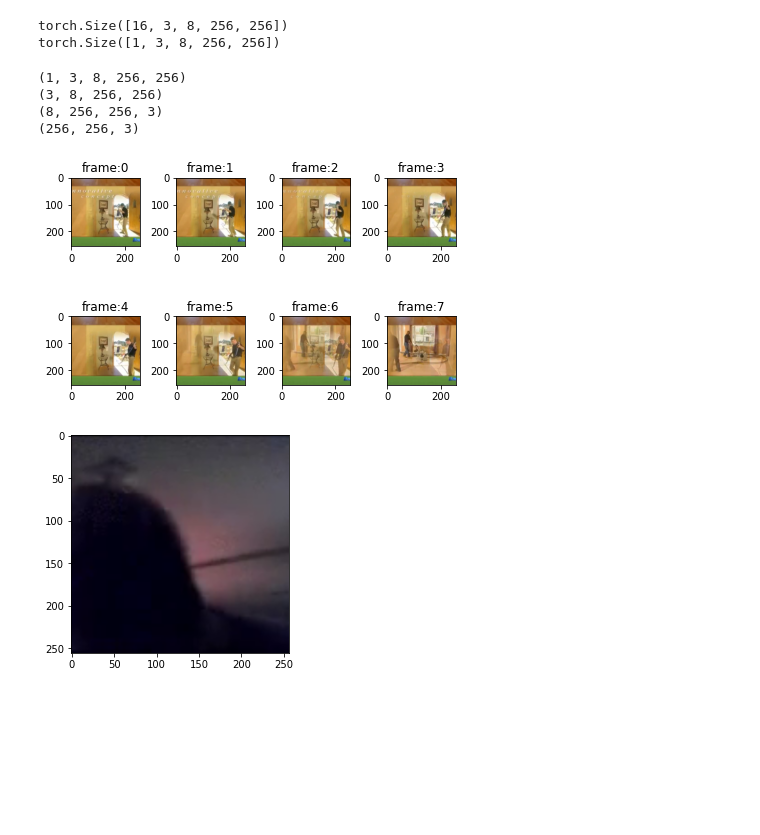
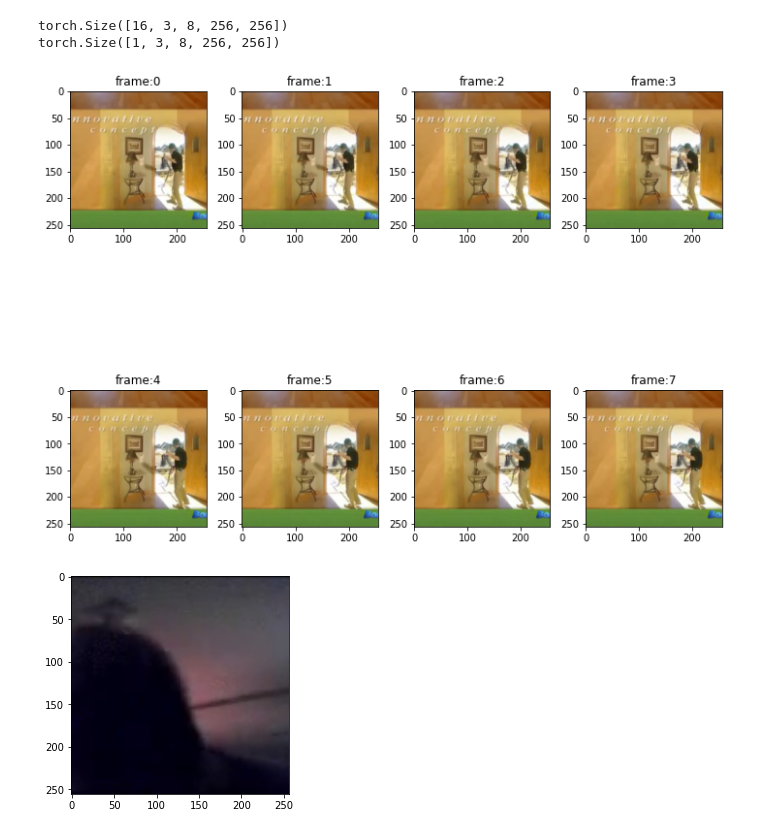
Before and after one commit to kazukiOmi/MDL_Action_Recognition, a Jupyter notebook: test_transform/test_transform.ipynb, the cells around one changed output. Saved outputs shown, nothing was run; the diff lists cells and outputs as text; code cells hidden in the pictures; blank space fills up the shorter version.

```diff
--- a/test_transform/test_transform.ipynb
+++ b/test_transform/test_transform.ipynb
@@ -169,37 +169,33 @@ import matplotlib.pyplot as plt
 # %%
 video = []
 
 numpy_data = data["video"][:1].numpy()
-
-print(numpy_data.shape)
 numpy_data = np.squeeze(numpy_data)
-print(numpy_data.shape)
 numpy_data = numpy_data.transpose(1,2,3,0)
-print(numpy_data.shape)
 for i in range(8):
     img = numpy_data[i:i+1, :, :, :]
     img = np.squeeze(img)
     video.append(img)
-print(video[0].shape)
 
-fig = plt.figure()
+# fig = plt.figure()
+# axes = []
+
 rows = 2
 cols = 4
-axes = []
-for i in range(rows*cols):
-    img = video[i]
-    axes.append(fig.add_subplot(rows, cols, i+1))
-    subplot_title = ("frame:" + str(i))
-    axes[-1].set_title(subplot_title)
-    plt.imshow(img)
-fig.tight_layout()
+frame_id = 0
+
+fig, axes = plt.subplots(rows,cols,tight_layout=True,figsize=(10,10))
+
+for i in range(rows):
+    for j in range(cols):
+        img = video[i]
+        subplot_title = ("frame:" + str(frame_id))
+        axes[i,j].set_title(subplot_title)
+        axes[i,j].imshow(img)
+        frame_id = frame_id + 1
 plt.show()
 # %% [output]
-(1, 3, 8, 256, 256)
-(3, 8, 256, 256)
-(8, 256, 256, 3)
-(256, 256, 3)
-[figure, old version]
+[figure, new version]
 # %%
 plt.imshow(numpy_data)
 
```
Also changed, not shown: parts of 1 cell of this notebook.
